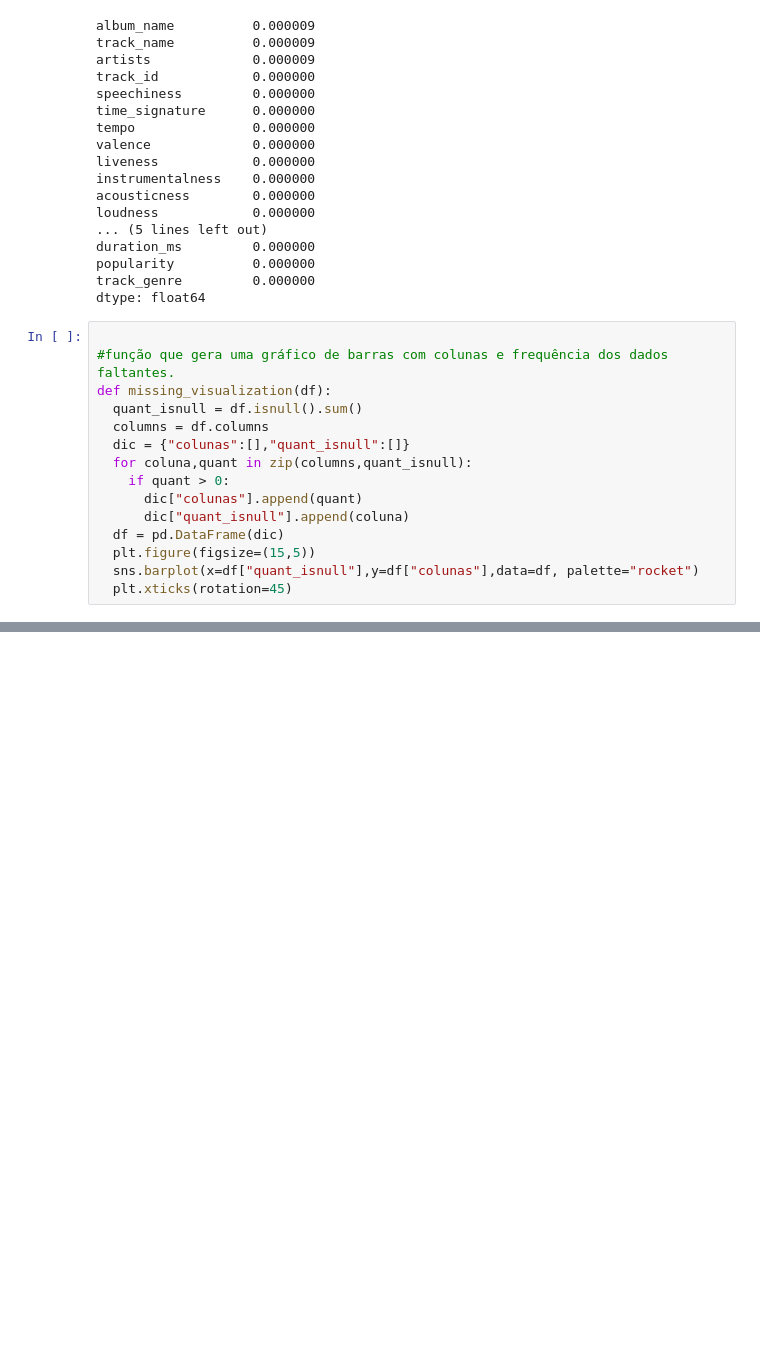
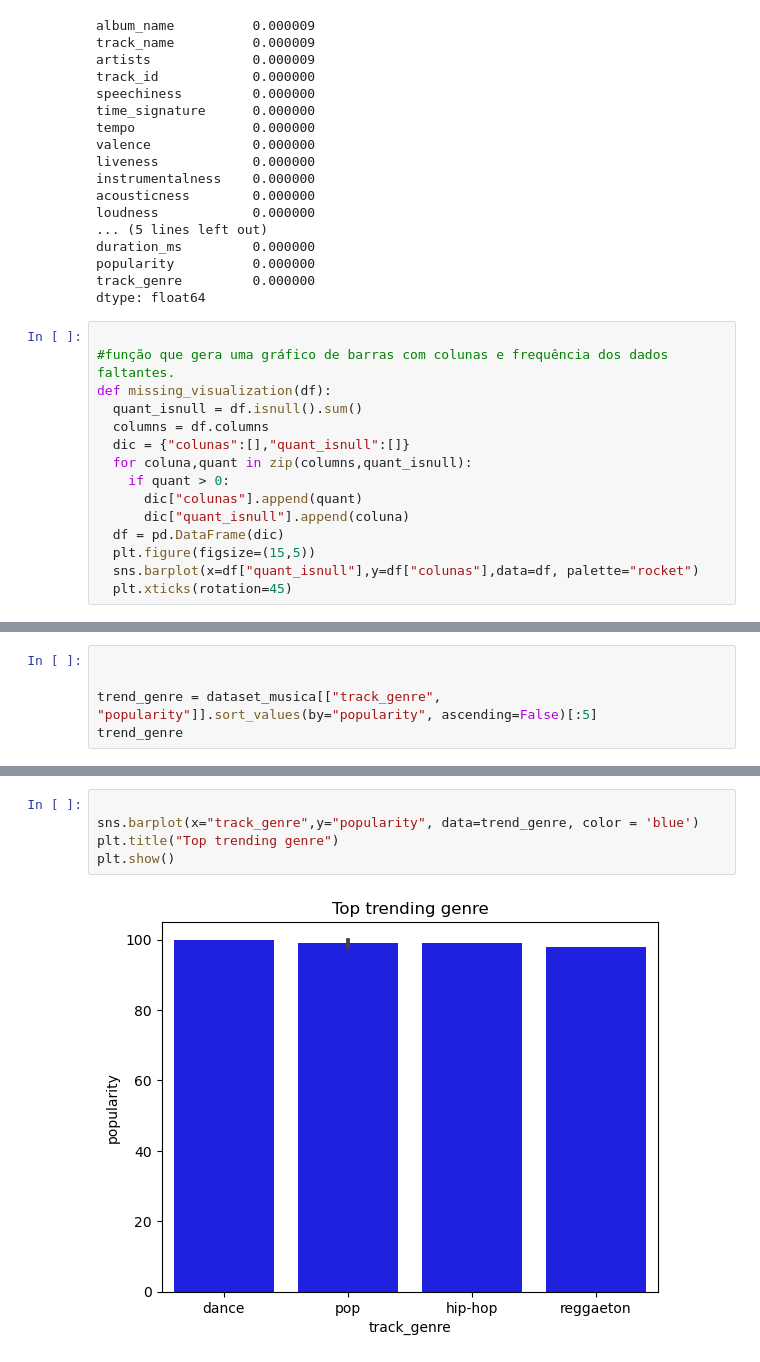
Before and after one commit to guimedeirosf/ml-song-popular, a Jupyter notebook: Spotify.ipynb, the cells around one changed output, grey strips where cells are left out. Cells and saved outputs as stored; diff of their text form; blank space fills up the shorter version.

```diff
--- a/Spotify.ipynb
+++ b/Spotify.ipynb
@@ -169,0 +222,5 @@ Error:
+# %%
+
+
+trend_genre = dataset_musica[["track_genre", "popularity"]].sort_values(by="popularity", ascending=False)[:5]
+trend_genre
@@ -169,0 +234,7 @@ Error:
+# %%
+
+sns.barplot(x="track_genre",y="popularity", data=trend_genre, color = 'blue')
+plt.title("Top trending genre")
+plt.show()
+# %% [output]
+[figure, added]
```
Also changed, not shown: parts of 13 cells of this notebook.
